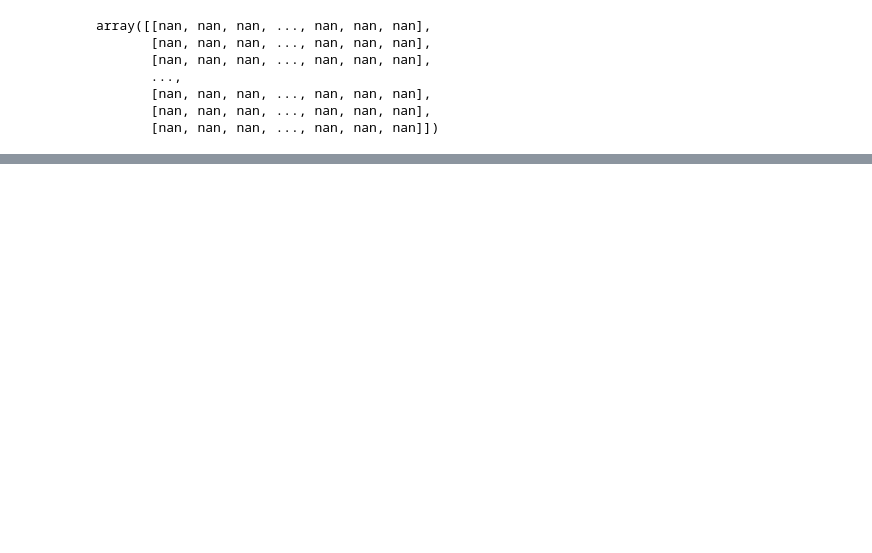
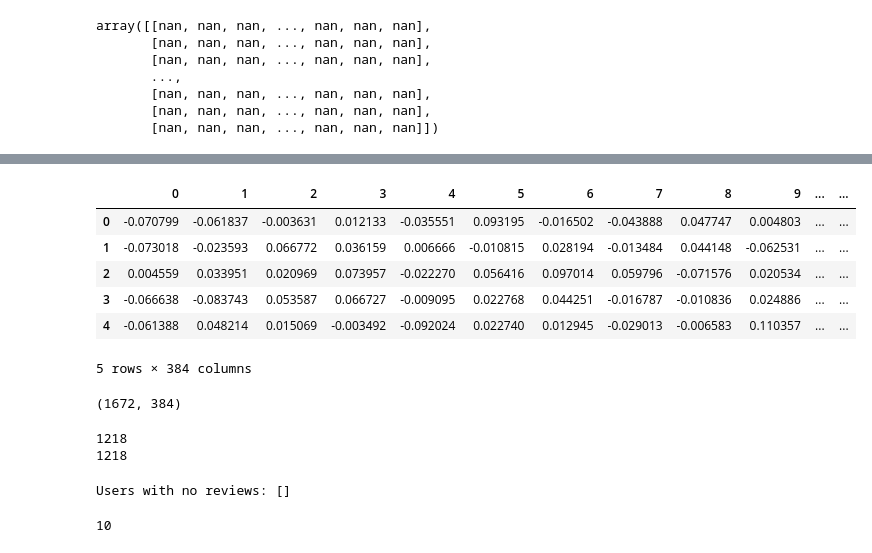
Before and after one commit to atabak-alishiri/llm-recommender-system, a Jupyter notebook: recom-ata.ipynb, the cells around one changed output, grey strips where cells are left out. Drawn from its saved outputs; the diff is of its cells as text; code cells hidden in the pictures; blank space fills up the shorter version.

```diff
--- a/recom-ata.ipynb
+++ b/recom-ata.ipynb
@@ -233,0 +252,3 @@ Test time         0.02    0.02    0.02    0.02    0.07    0.03    0.02
+# %%
+vectorized_data = pd.read_csv("data/vectorized_data.csv")
+vectorized_data.head()
@@ -233,0 +263,18 @@ Test time         0.02    0.02    0.02    0.02    0.07    0.03    0.02
+# %%
+vec_list = [str(i) for i in range(384)]
+
+vec_dataframe = vectorized_data[vec_list]
+vec_dataframe.head()
+# %% [output]
+|  | 0 | 1 | 2 | 3 | 4 | 5 | 6 | 7 | 8 | 9 | ... | ... |
+| 0 | -0.070799 | -0.061837 | -0.003631 | 0.012133 | -0.035551 | 0.093195 | -0.016502 | -0.043888 | 0.047747 | 0.004803 | ... | ... |
+| 1 | -0.073018 | -0.023593 | 0.066772 | 0.036159 | 0.006666 | -0.010815 | 0.028194 | -0.013484 | 0.044148 | -0.062531 | ... | ... |
+| 2 | 0.004559 | 0.033951 | 0.020969 | 0.073957 | -0.022270 | 0.056416 | 0.097014 | 0.059796 | -0.071576 | 0.020534 | ... | ... |
+| 3 | -0.066638 | -0.083743 | 0.053587 | 0.066727 | -0.009095 | 0.022768 | 0.044251 | -0.016787 | -0.010836 | 0.024886 | ... | ... |
+| 4 | -0.061388 | 0.048214 | 0.015069 | -0.003492 | -0.092024 | 0.022740 | 0.012945 | -0.029013 | -0.006583 | 0.110357 | ... | ... |
+5 rows × 384 columns
+# %%
+item_feats = vec_dataframe.to_numpy()
+item_feats.shape
+# %% [output]
+(1672, 384)
@@ -233,0 +315,24 @@ Test time         0.02    0.02    0.02    0.02    0.07    0.03    0.02
+# %%
+X_train_lr, y_train_lr = get_X_y_per_user(X_train)
+print(len(X_train_lr))
+print(len(y_train_lr))
+# %% [output]
+1218
+1218
+# %%
+# Find users with no reviews (empty arrays)
+users_with_no_reviews = [user_id for user_id, ratings in X_train_lr.items() if len(ratings) == 0]
+
+print(f"Users with no reviews: {users_with_no_reviews}")
+# %% [output]
+Users with no reviews: []
+# %%
+empty = 0
+for i in range(len(X_train_lr)):
+    value = len(X_train_lr[i])
+    if value == 0:
+        empty += 1
+
+print(empty)
+# %% [output]
+10
```
Also changed, not shown: parts of 24 cells of this notebook.
